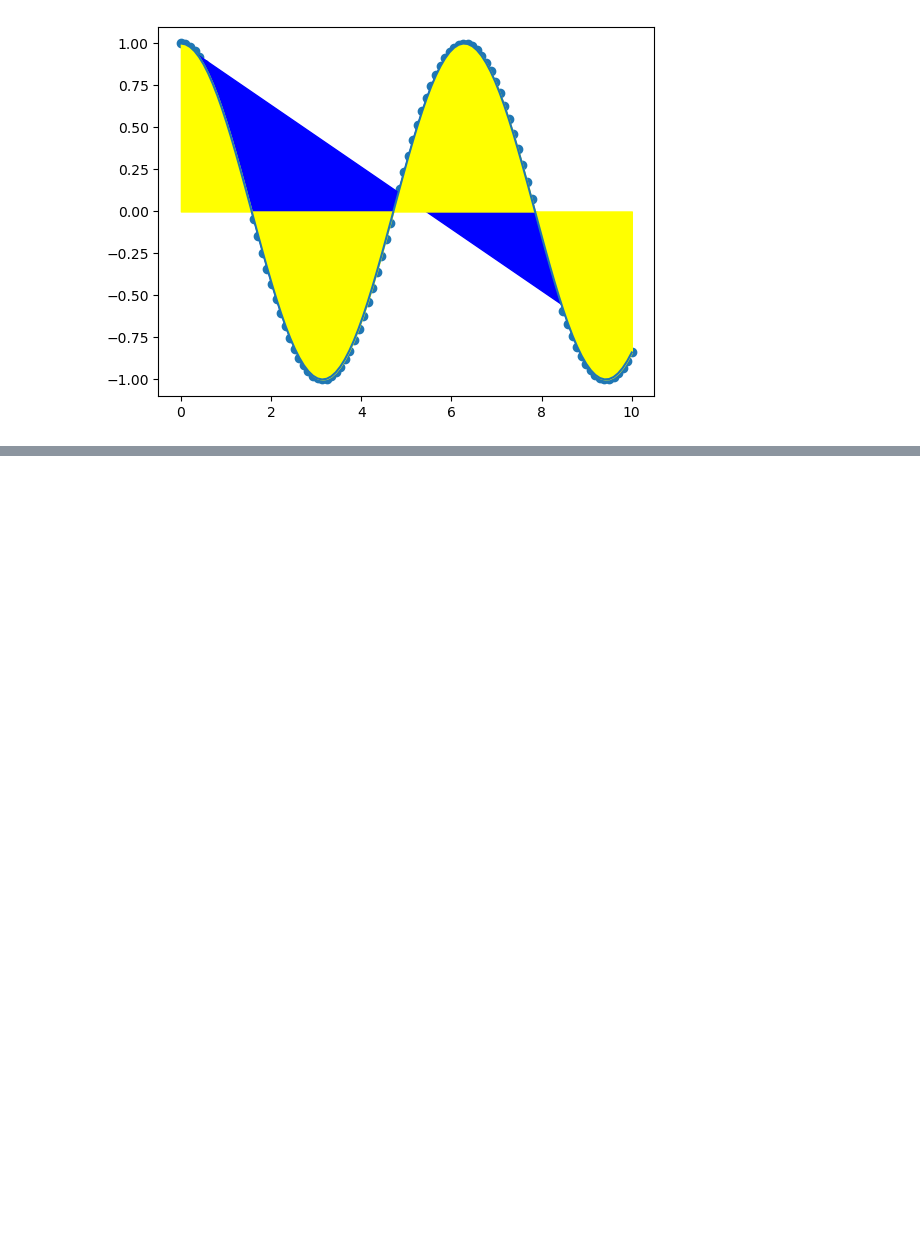
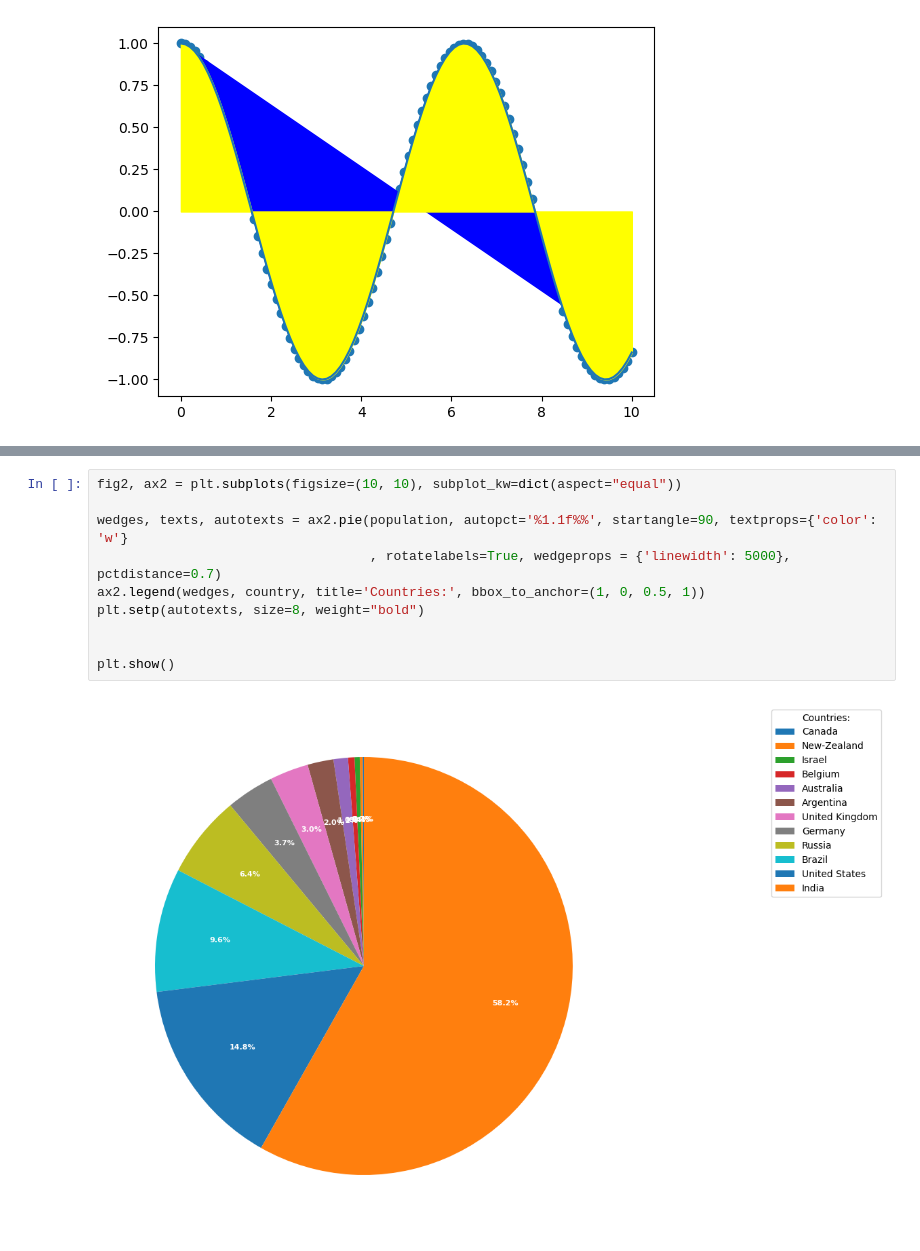
Before and after one commit to netanellevine/OOP_2022_Winter, a Jupyter notebook: TA12/pandas_and_matplotlib_basics.ipynb, the cells around one changed output, grey strips where cells are left out. Drawn from its saved outputs; the diff is of its cells as text; blank space fills up the shorter version.

```diff
--- a/TA12/pandas_and_matplotlib_basics.ipynb
+++ b/TA12/pandas_and_matplotlib_basics.ipynb
@@ -334,0 +336,12 @@ ax.scatter(country, population, color='red', marker='o', linewidths=10 )
+# %%
+fig2, ax2 = plt.subplots(figsize=(10, 10), subplot_kw=dict(aspect="equal"))
+
+wedges, texts, autotexts = ax2.pie(population, autopct='%1.1f%%', startangle=90, textprops={'color': 'w'}
+                                   , rotatelabels=True, wedgeprops = {'linewidth': 5000}, pctdistance=0.7)
+ax2.legend(wedges, country, title='Countries:', bbox_to_anchor=(1, 0, 0.5, 1))
+plt.setp(autotexts, size=8, weight="bold")
+
+
+plt.show()
+# %% [output]
+[figure, added]
```
Also changed, not shown: parts of 12 cells of this notebook, 4 other files.
